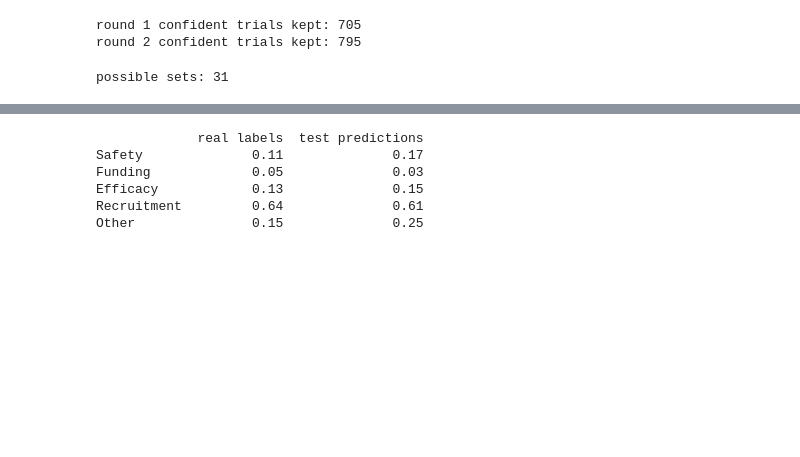
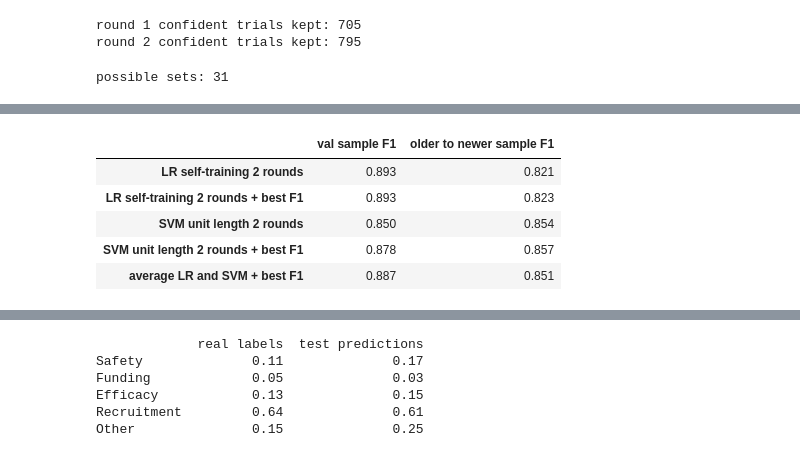
Before and after one commit to aakarsh-g7/CS5785-Midterm-Project, a Jupyter notebook: Part 1/part1.ipynb, the cells around one changed output, grey strips where cells are left out. Drawn from its saved outputs; the diff is of its cells as text; code cells hidden in the pictures; blank space fills up the shorter version.

```diff
--- a/Part 1/part1.ipynb
+++ b/Part 1/part1.ipynb
@@ -1347,0 +1431,17 @@ def best_f1_labels(probs):
+# %%
+# average over the 5 cut years for each version
+version_names = list(val_versions.keys())
+year_mean = year_df[version_names].mean()
+
+summary = pd.DataFrame({
+    "val sample F1": [f1_score(Y_val, val_versions[name], average="samples", zero_division=0) for name in version_names],
+    "older to newer sample F1": year_mean.values,
+}, index=version_names)
+summary.round(3)
+# %% [output]
+|  | val sample F1 | older to newer sample F1 |
+| LR self-training 2 rounds | 0.893 | 0.821 |
+| LR self-training 2 rounds + best F1 | 0.893 | 0.823 |
+| SVM unit length 2 rounds | 0.850 | 0.854 |
+| SVM unit length 2 rounds + best F1 | 0.878 | 0.857 |
+| average LR and SVM + best F1 | 0.887 | 0.851 |
```
Also changed, not shown: parts of 9 cells of this notebook.
